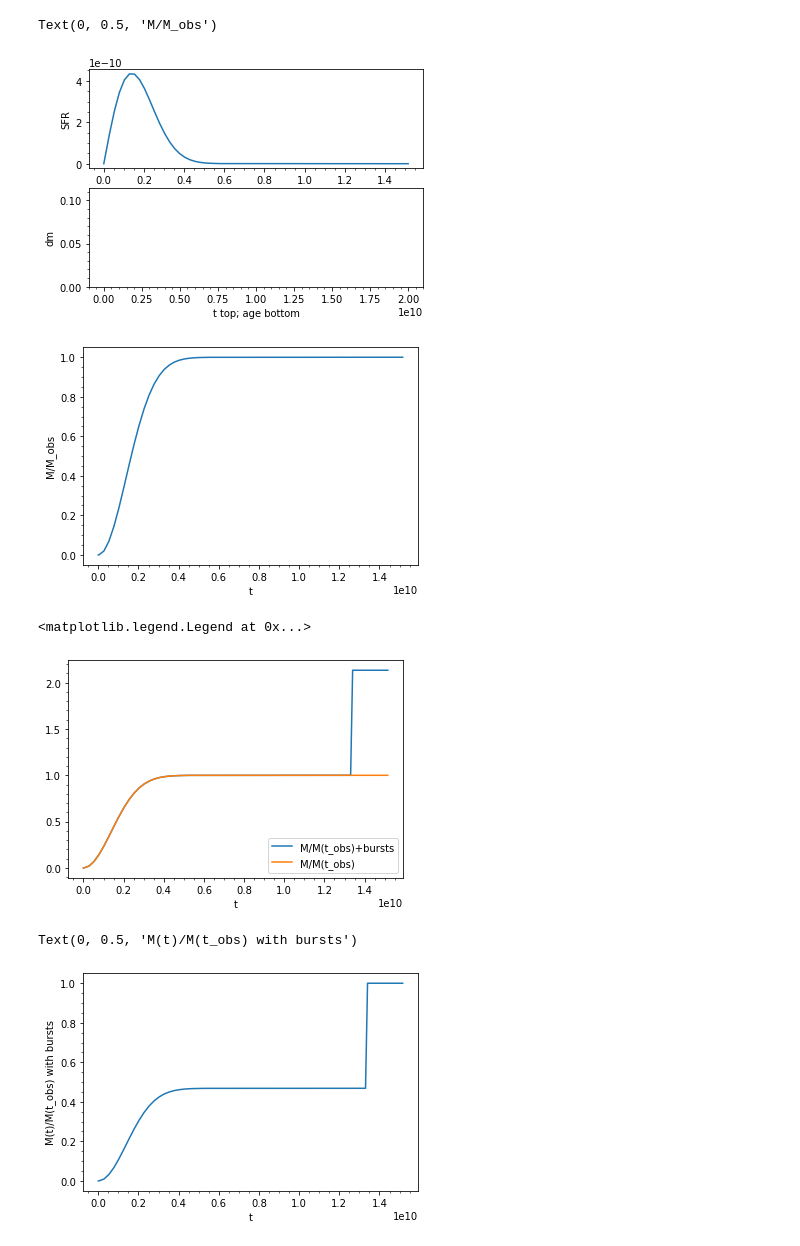
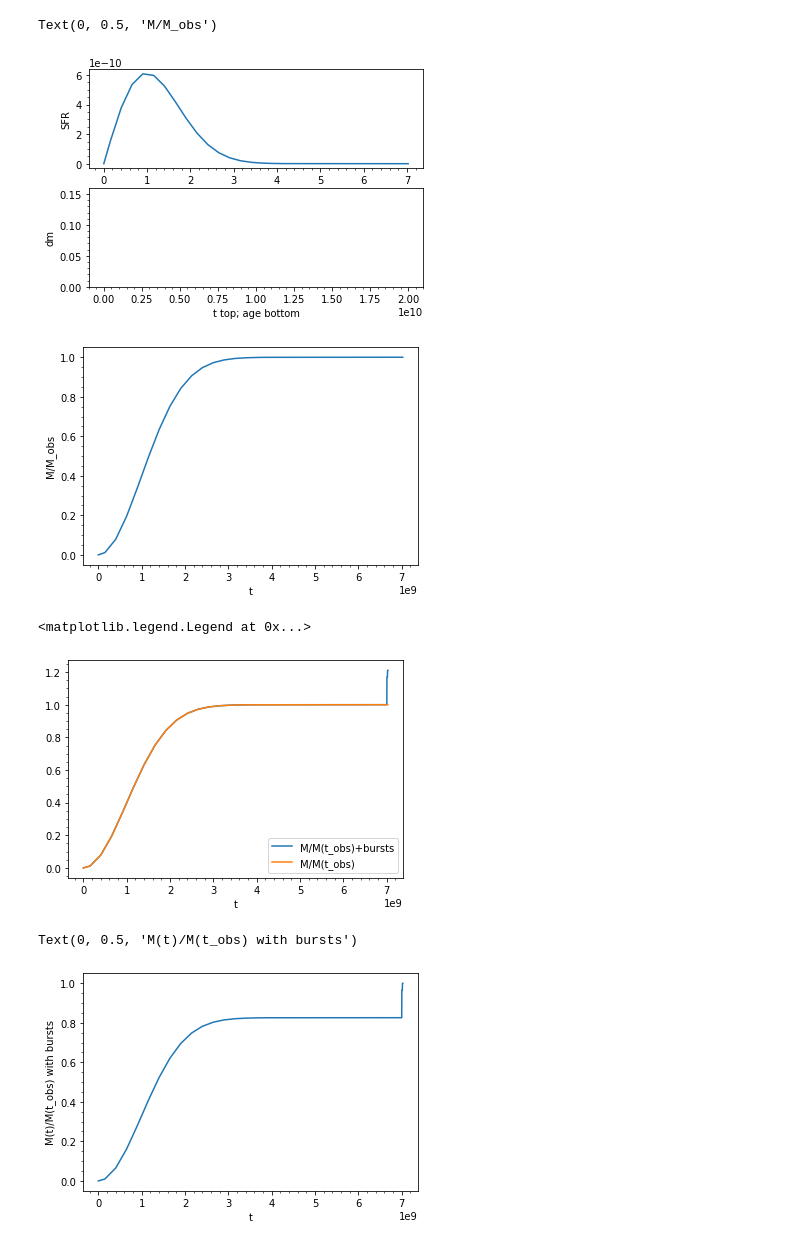
Before and after one commit to edoardorossi3/TESIedo_git, a Jupyter notebook: tesi_py/check_model.ipynb, the cells around one changed output. Saved outputs shown, nothing was run; the diff lists cells and outputs as text; code cells hidden in the pictures.

```diff
--- a/tesi_py/check_model.ipynb
+++ b/tesi_py/check_model.ipynb
@@ -32,7 +32,7 @@ f_name=os.getenv('HOME')+'/Desktop/TESI/sandage_varZ_v4.1eq.fits'
 hdul=fits.open(f_name)
 data=hdul[1].data
 
-number=28 #Number model
+number=5125 #Number model
 
 t_obs=10.0**(data[number][0]) #t_obs in yr
 tau=10.0**(data[number][1]) #tau in yr
@@ -62,35 +62,35 @@ t=np.where(t<0.0, 0.0, t)
 m=1.0-np.exp(-t**2/(2.0*tau**2))
 sfr=t/(tau**2)*np.exp(-t**2/(2.0*tau**2))
 Nbins_t=np.size(t)
 sfr=(1.0/m[0])*sfr
 m=m/m[0]
 
 dm=[0.0]*(Nbins_t)
 
 dm[Nbins_t-1]=m[Nbins_t-1]
 for i in range(0, Nbins_t-1, 1):
     dm[i]=m[i]-m[i+1]
 
 
 fig, (ax1,ax2)=plt.subplots(2)
 ax1.plot(t, sfr)
 ax1.set_ylabel('SFR')
 ax1.minorticks_on()
 ax2.minorticks_on()
 ax2.bar(m_age, dm, align='center', width=0.2)
 ax2.set_xlabel('t top; age bottom')
 ax2.set_ylabel('dm')
 
 fig, ax3=plt.subplots(1)
 ax3.minorticks_on()
 ax3.plot(t, m)
 #ax3.set_title('t_obs {:4.2e}'.format(t_obs))
 ax3.set_xlabel('t')
 ax3.set_ylabel('M/M_obs')
 # %% [output]
 Text(0, 0.5, 'M/M_obs')
-[figure, old version]
+[figure, new version]
-[figure, old version]
+[figure, new version]
 # %%
 m_b=m
 for i in range(0, Nburst):
@@ -103,7 +103,7 @@ plt.xlabel('t')
 plt.legend(loc='lower right')
 # %% [output]
 <matplotlib.legend.Legend at 0x...>
-[figure, old version]
+[figure, new version]
 # %%
 m_bn=m_b/m_b[0] #mass function with burts normalized
 plt.plot(t, m_bn)
@@ -112,7 +112,7 @@ plt.xlabel('t')
 plt.ylabel('M(t)/M(t_obs) with bursts')
 # %% [output]
 Text(0, 0.5, 'M(t)/M(t_obs) with bursts')
-[figure, old version]
+[figure, new version]
 # %%
 Mass_tot=1.0+np.sum(A_burst)
 
```
Also changed, not shown: parts of 4 cells of this notebook, 4 other files.
